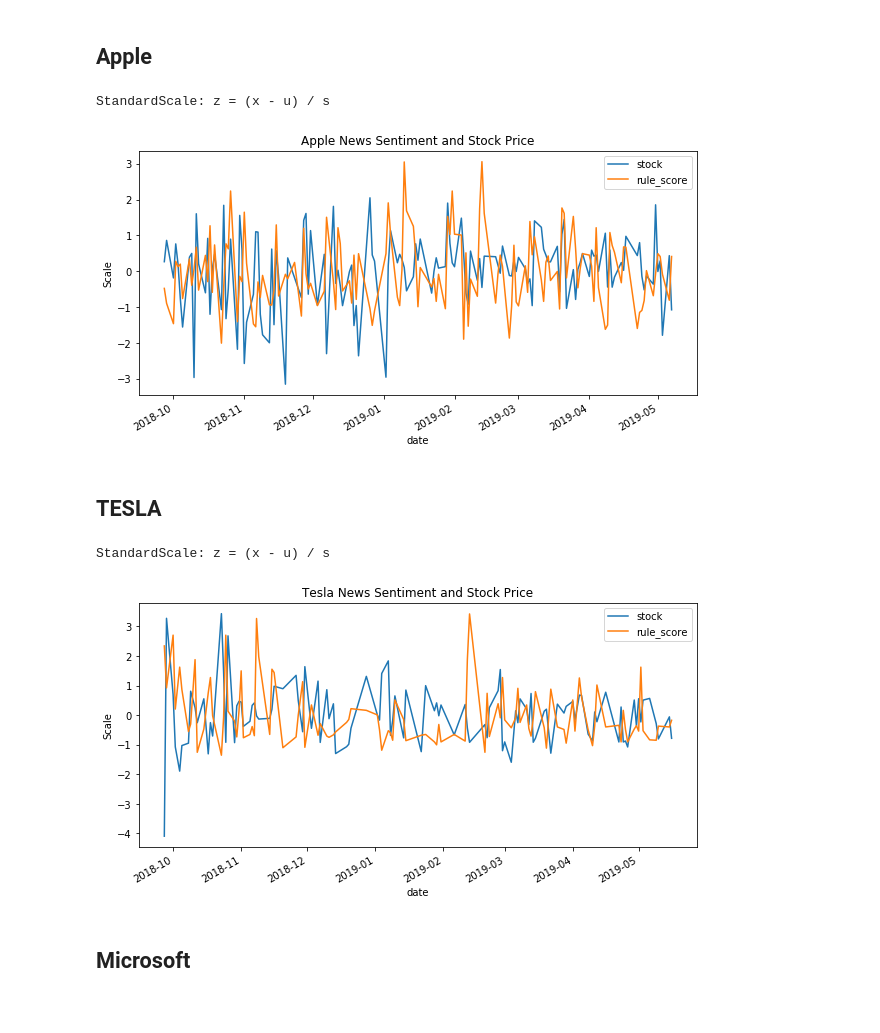
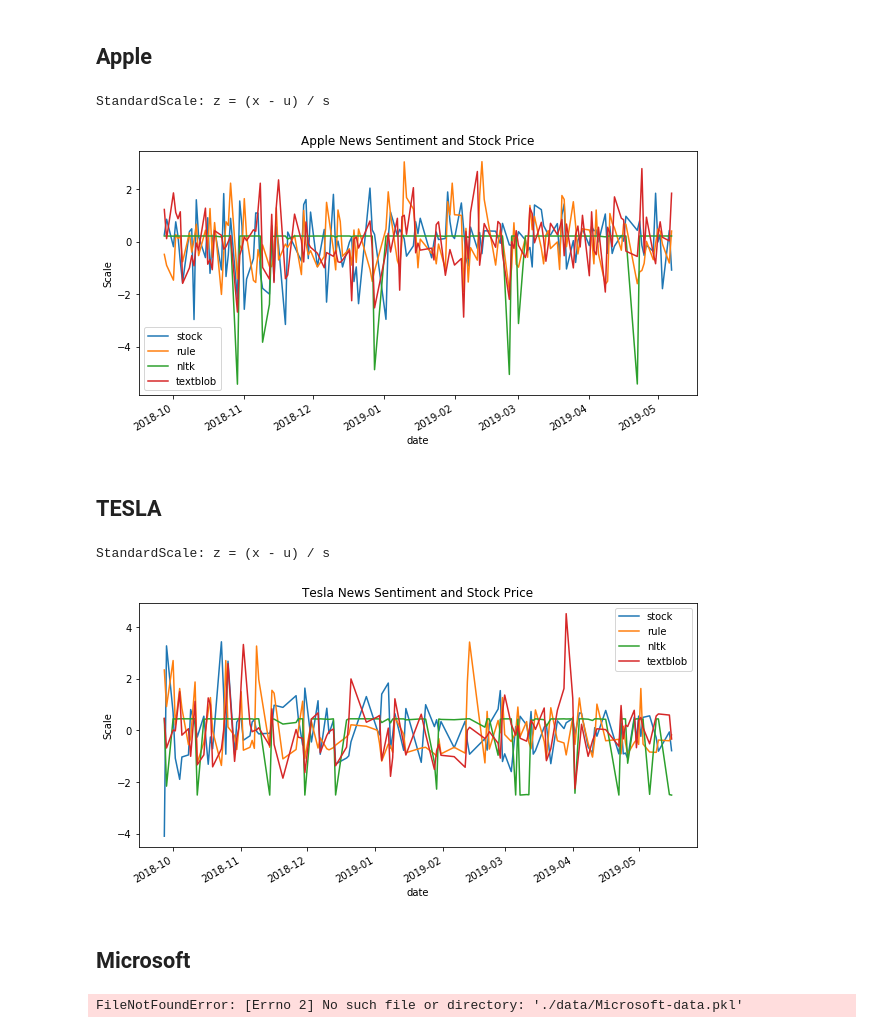
Before and after one commit to shrimpynuts/news-sentiment, a Jupyter notebook: explore_data.ipynb, the cells around one changed output. Cells and saved outputs as stored; diff of their text form; code cells hidden in the pictures.

```diff
--- a/explore_data.ipynb
+++ b/explore_data.ipynb
@@ -6,5 +6,9 @@ import compare_sentiment as comp_sent
 import matplotlib.pyplot as plt
 # %% [markdown]
 ## Google
+# %%
+# Define the techniques we shall use
+# Each string must be one of: ("nltk", "rule", "net", "gcp", "textblob")
+techniques = ["nltk", "textblob", "rule"]
 # %%
 #Get Data
@@ -36,30 +38,30 @@ apple = comp_sent.get_sentiments(apple)
 # %%
 #Plot the Data
-comp_sent.plot_data(apple, "std", 100, 145, False)
+comp_sent.plot_data(apple, "std", 0, 145, techniques)
 plt.title("Apple News Sentiment and Stock Price")
 plt.ylabel("Scale")
 plt.show()
 # %% [output]
 StandardScale: z = (x - u) / s
-[figure, old version]
+[figure, new version]
 # %% [markdown]
 ## TESLA
 # %%
 #Get Data
-tesla = comp_sent.collapse_articles(data_source = "./data/tesla-data.pkl", stockName = "TSLA",
+tesla = comp_sent.collapse_articles(data_source = "./data-mine/data/tesla-data.pkl", stockName = "TSLA",
                       time_before = '2018-09-27', time_after = '2019-05-17')
 
 #Analyze the sentiment
-tesla = comp_sent.get_sentiments(tesla)
+tesla = comp_sent.get_sentiments(tesla, techniques)
 # %%
 #Plot the Data
-comp_sent.plot_data(tesla, "std", 0, 145, False)
+comp_sent.plot_data(tesla, "std", 0, 145, techniques)
 plt.title("Tesla News Sentiment and Stock Price")
 plt.ylabel("Scale")
 plt.show()
 # %% [output]
 StandardScale: z = (x - u) / s
-[figure, old version]
+[figure, new version]
 # %% [markdown]
 ## Microsoft
 # %%
@@ -67,4 +69,6 @@ micro = comp_sent.collapse_articles(data_source = "./data/Microsoft-data.pkl", s
                       time_before = '2018-09-27', time_after = '2019-05-17')#Get Data
 
 # #Analyze the sentiment
-micro = comp_sent.get_sentiments(micro)
+micro = comp_sent.get_sentiments(micro, techniques)
+# %% [output]
+FileNotFoundError: [Errno 2] No such file or directory: './data/Microsoft-data.pkl'
```
Also changed, not shown: parts of 5 cells of this notebook, 26 other files.
